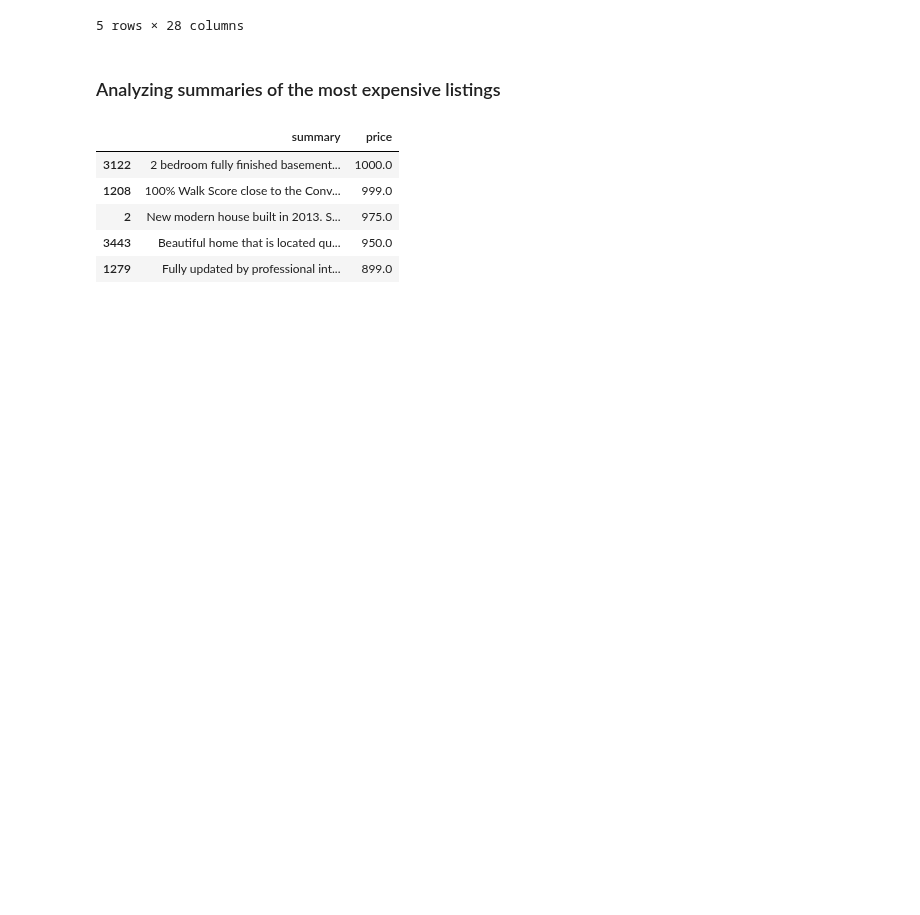
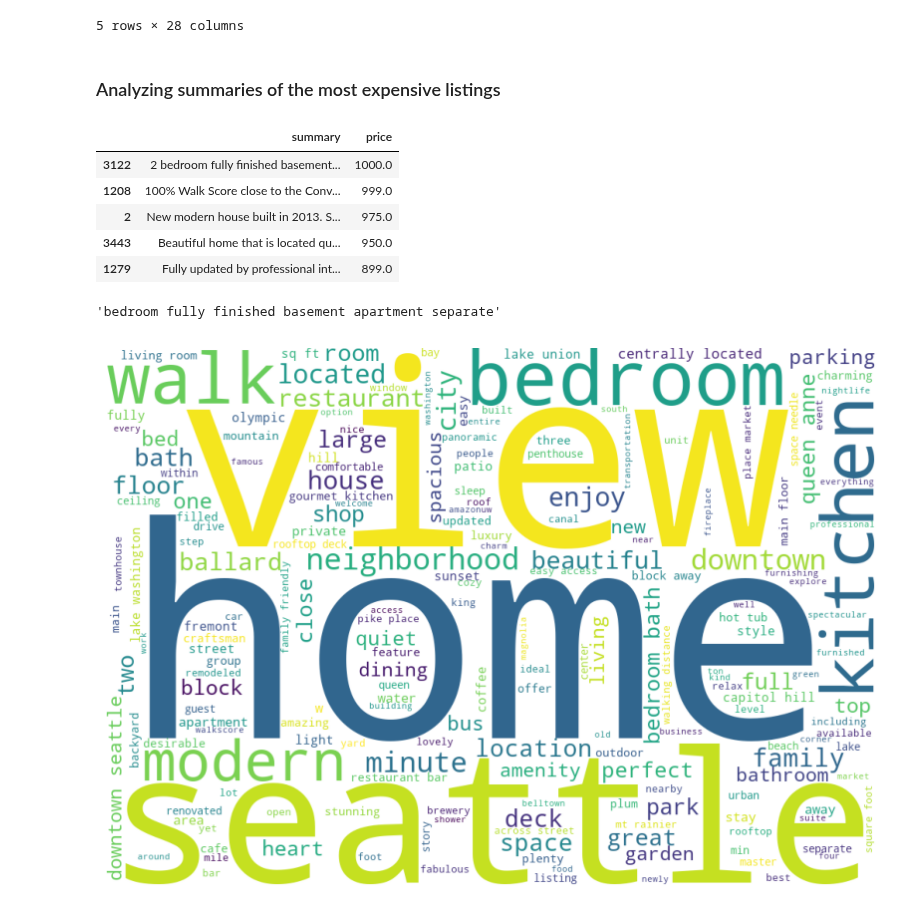
Before and after one commit to bhavya-06darshnik/Airbnb_Data_Analysis, a Jupyter notebook: EDA_3.ipynb, the cells around one changed output. Saved outputs shown, nothing was run; the diff lists cells and outputs as text; code cells hidden in the pictures; blank space fills up the shorter version.

```diff
--- a/EDA_3.ipynb
+++ b/EDA_3.ipynb
@@ -70,11 +70,12 @@ new_df.head()
 # %% [markdown]
 ### Analyzing summaries of the most expensive listings
 # %%
-summ_df=new_df[['summary','price']]
+summ_df=new_df[['summary','price']]  # top 100
 summ_df=summ_df[pd.notnull(summ_df['summary'])]
 summ_df=summ_df[summ_df['summary']!=0]
 summ_df=summ_df.sort_values(by='price',ascending=False)
-summ_df.head()
+top100DF = summ_df.head(100)
+top100DF.head()
 # %% [output]
 |  | summary | price |
 | 3122 | 2 bedroom fully finished basement... | 1000.0 |
@@ -84,12 +85,15 @@ summ_df.head()
 | 1279 | Fully updated by professional int... | 899.0 |
 # %%
 from nltk.corpus import stopwords
+from nltk.stem import WordNetLemmatizer
+
 import string
 import nltk
+#nltk.download('wordnet')
 
 
 words=''
-for index,row in summ_df.iterrows():
+for index,row in top100DF.iterrows():
     words+=row['summary']
 
 string_punctuation=string.punctuation
@@ -100,3 +104,21 @@ summ_data=nltk.word_tokenize(words)
 words_only=[l.lower() for l in summ_data if l not in string_punctuation if l not in ignoreChar if l not in nums]
 
 filtered_data=[word for word in words_only if word not in stopwords.words('english')]
+wnl = nltk.WordNetLemmatizer()
+final_data=[wnl.lemmatize(data) for data in filtered_data]
+final_words=' '.join(final_data)
+final_words[:50]
+# %% [output]
+'bedroom fully finished basement apartment separate'
+# %%
+from wordcloud import WordCloud, STOPWORDS
+import matplotlib.pyplot as plt
+
+
+wordcloud=WordCloud(width=1000, height=700, background_color="white").generate(final_words)
+plt.figure(figsize = (10,11))
+plt.imshow(wordcloud)
+plt.axis('off')
+plt.show()
+# %% [output]
+[figure, added]
```
Also changed, not shown: parts of 4 cells of this notebook, 1 other file.
